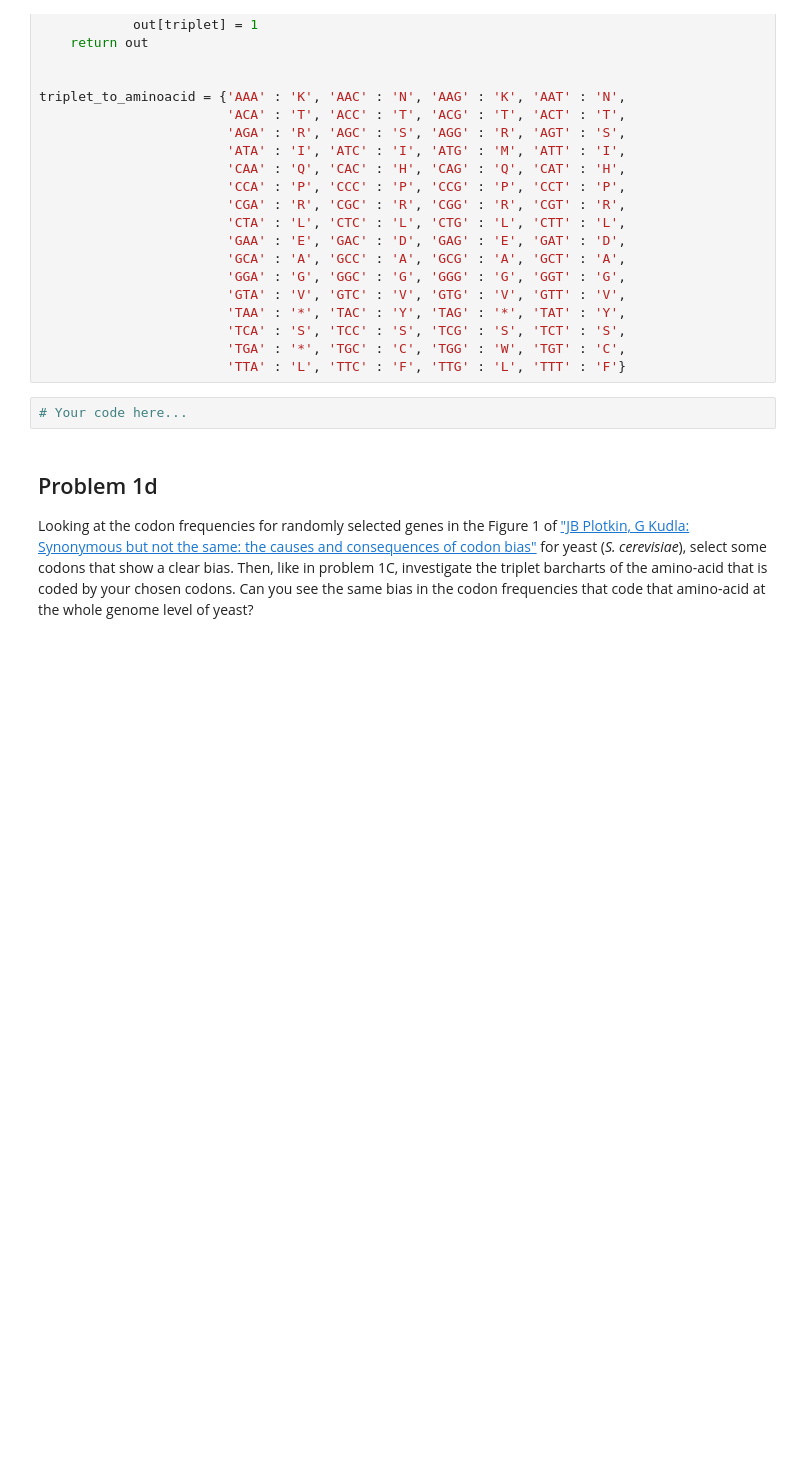
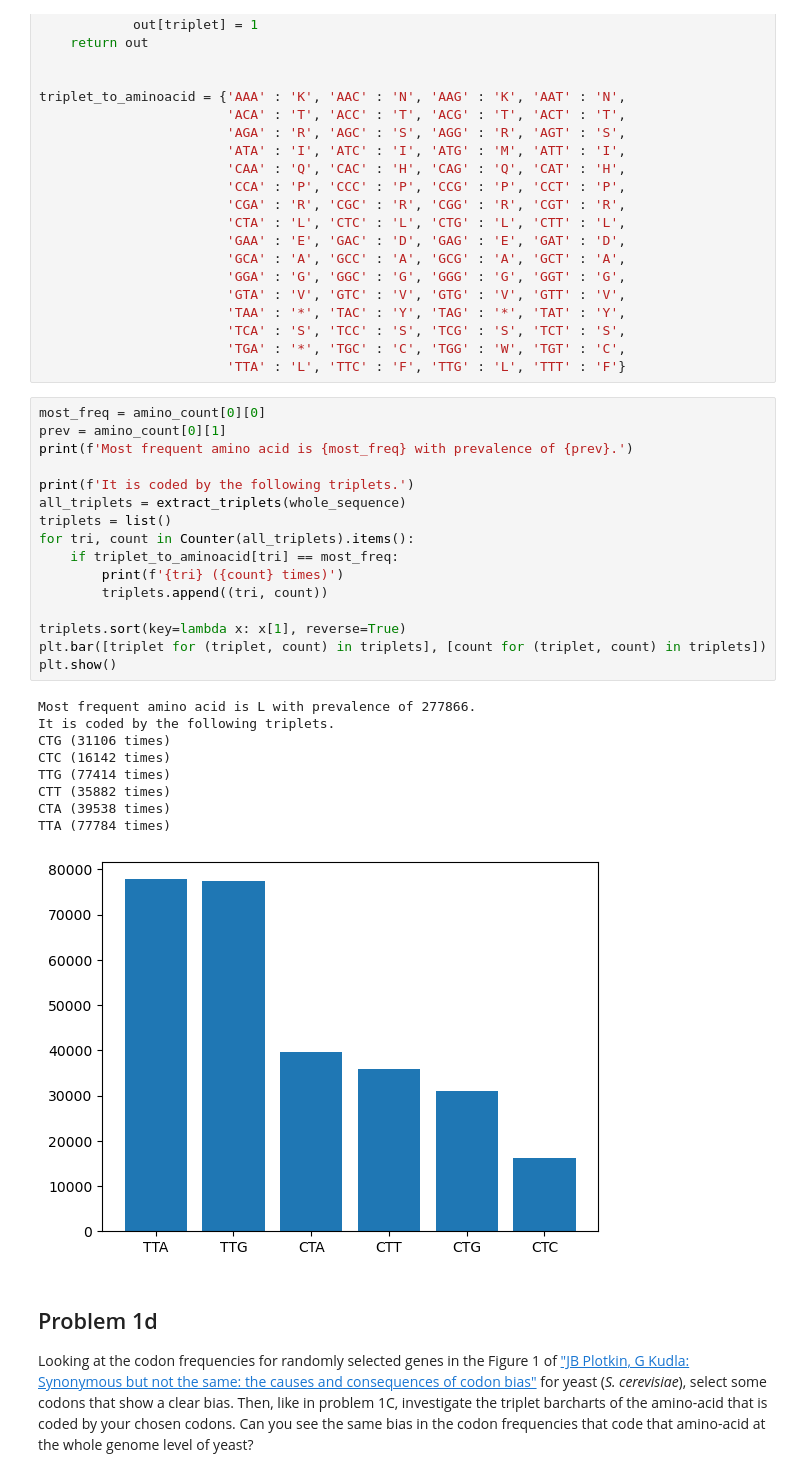
Before and after one commit to ellikiiski/Elements-of-Bioinformatics, a Jupyter notebook: A2 (Basic sequence statistics etc.)/A2.ipynb, the cells around one changed output. Saved outputs shown, nothing was run; the diff lists cells and outputs as text; blank space fills up the shorter version.

```diff
--- a/A2 (Basic sequence statistics etc.)/A2.ipynb
+++ b/A2 (Basic sequence statistics etc.)/A2.ipynb
@@ -147,8 +164,32 @@ triplet_to_aminoacid = {'AAA' : 'K', 'AAC' : 'N', 'AAG' : 'K', 'AAT' : 'N',
                         'TCA' : 'S', 'TCC' : 'S', 'TCG' : 'S', 'TCT' : 'S',
                         'TGA' : '*', 'TGC' : 'C', 'TGG' : 'W', 'TGT' : 'C',
                         'TTA' : 'L', 'TTC' : 'F', 'TTG' : 'L', 'TTT' : 'F'}
-# %%
-# Your code here...
+# %%
+most_freq = amino_count[0][0]
+prev = amino_count[0][1]
+print(f'Most frequent amino acid is {most_freq} with prevalence of {prev}.')
+
+print(f'It is coded by the following triplets.')
+all_triplets = extract_triplets(whole_sequence)
+triplets = list()
+for tri, count in Counter(all_triplets).items():
+    if triplet_to_aminoacid[tri] == most_freq:
+        print(f'{tri} ({count} times)')
+        triplets.append((tri, count))
+
+triplets.sort(key=lambda x: x[1], reverse=True)
+plt.bar([triplet for (triplet, count) in triplets], [count for (triplet, count) in triplets])
+plt.show()
+# %% [output]
+Most frequent amino acid is L with prevalence of 277866.
+It is coded by the following triplets.
+CTG (31106 times)
+CTC (16142 times)
+TTG (77414 times)
+CTT (35882 times)
+CTA (39538 times)
+TTA (77784 times)
+[figure, added]
 # %% [markdown]
 ##  Problem 1d
 
```
Also changed, not shown: parts of 22 cells of this notebook.
